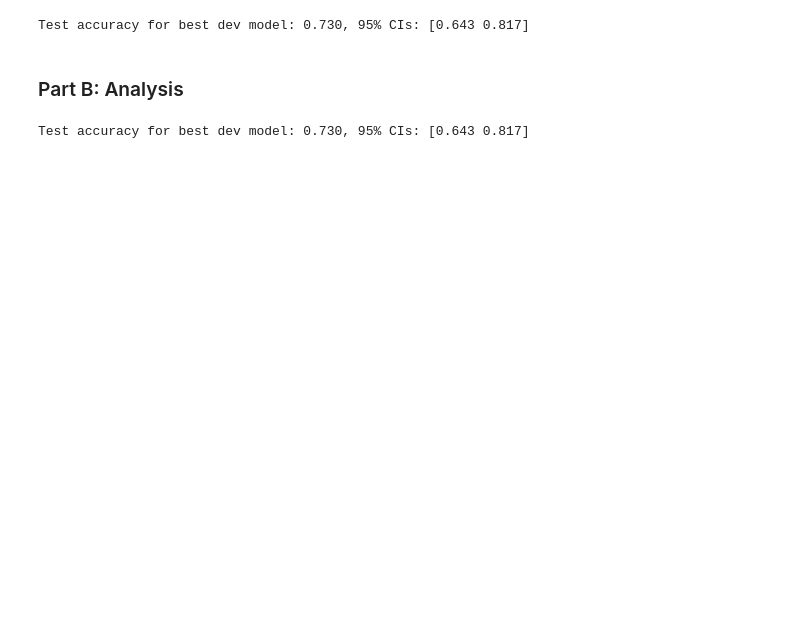
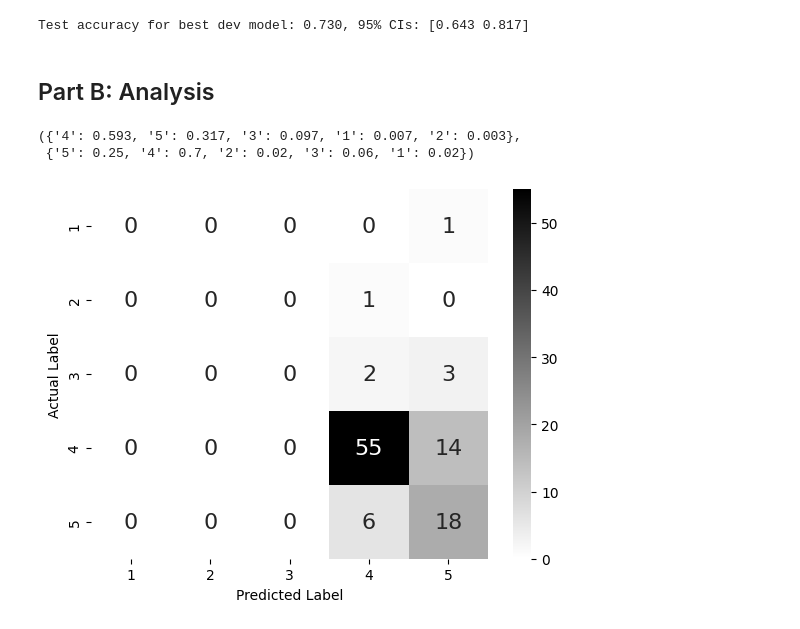
Before and after one commit to willtholke/annotation-project, a Jupyter notebook: classifier/classifier.ipynb, the cells around one changed output. Drawn from its saved outputs; the diff is of its cells as text; code cells hidden in the pictures; blank space fills up the shorter version.

Commit message:
Finished code for analysis

```diff
--- a/classifier/classifier.ipynb
+++ b/classifier/classifier.ipynb
@@ -27,12 +30,12 @@ def preprocess(text):
     return cleaned_text
 # %%
 def load_ordinal_data(filename, ordering):
-    X = []
-    Y = []
-    orig_Y = []
+    x = []
+    y = []
+    orig_y = []
 
     for _ in ordering:
-        Y.append([])
+        y.append([])
 
     with open(filename, encoding="utf-8") as file:
         for line in file:
@@ -41,15 +44,15 @@ def load_ordinal_data(filename, ordering):
             text = cols[3]
 
             preprocess(text)
-            X.append(text)
+            x.append(text)
 
             index = ordering.index(label)
             for i in range(len(ordering)):
                 if index > i:
-                    Y[i].append(1)
+                    y[i].append(1)
                 else:
-                    Y[i].append(0)
-            orig_Y.append(label)
+                    y[i].append(0)
+            orig_y.append(label)
 
-    return X, Y, orig_Y
+    return x, y, orig_y
 # %% [markdown]
@@ -256,5 +258,5 @@ def check_misc(text):
 # %%
-def feature_method(text):
+def readability_features(text):
     features = {
         'line_length': check_line_length(text),
         'comments_docstrings': check_comments_docstrings(text),
@@ -289,12 +306,9 @@ def run(trainingFile, devFile, testFile, ordinal_values):
 # %%
-trainingFile = "splits/train.txt"
-devFile = "splits/dev.txt"
-testFile = "splits/test.txt"
+training_split, dev_split, test_split = "splits/train.txt", "splits/dev.txt", "splits/test.txt"
+ordinal_labels = ["1", "2", "3", "4", "5"]
 
-ordinal_values = ["1", "2", "3", "4", "5"]
-
-run(trainingFile, devFile, testFile, ordinal_values);
+trained_model = run(training_split, dev_split, test_split, ordinal_labels)
 # %% [output]
 Test accuracy for best dev model: 0.730, 95% CIs: [0.643 0.817]
 # %% [markdown]
-### Part B: Analysis
+## Part B: Analysis
@@ -303,4 +315,25 @@ Test accuracy for best dev model: 0.730, 95% CIs: [0.643 0.817]
-# %%
-run(trainingFile, devFile, testFile, ordinal_values);
-# %% [output]
-Test accuracy for best dev model: 0.730, 95% CIs: [0.643 0.817]
+# %%
+def label_proportions(data_labels, ordinals):
+    counter, proportions = Counter(data_labels), {}
+    counter.update(ordinals)
+    for label, count in counter.items():
+        proportions[label] = round(count / len(data_labels), 3)
+    return proportions
+
+label_proportions(trained_model.orig_train_y, ordinal_labels), label_proportions(trained_model.orig_test_y, ordinal_labels)
+# %% [output]
+({'4': 0.593, '5': 0.317, '3': 0.097, '1': 0.007, '2': 0.003},
+ {'5': 0.25, '4': 0.7, '2': 0.02, '3': 0.06, '1': 0.02})
+# %%
+cm = confusion_matrix([int(label) for label in trained_model.orig_test_y], trained_model.preds)
+hm = sns.heatmap(cm, annot=True, fmt = 'd', cmap = 'binary', annot_kws = {'size': 16})
+
+tick_labels = list(range(1, len(cm) + 1))
+hm.set_xticklabels(tick_labels)
+hm.set_yticklabels(tick_labels)
+
+plt.xlabel('Predicted Label')
+plt.ylabel('Actual Label')
+plt.show()
+# %% [output]
+[figure, added]
```
Also changed, not shown: parts of 9 cells of this notebook, 2 other files.
